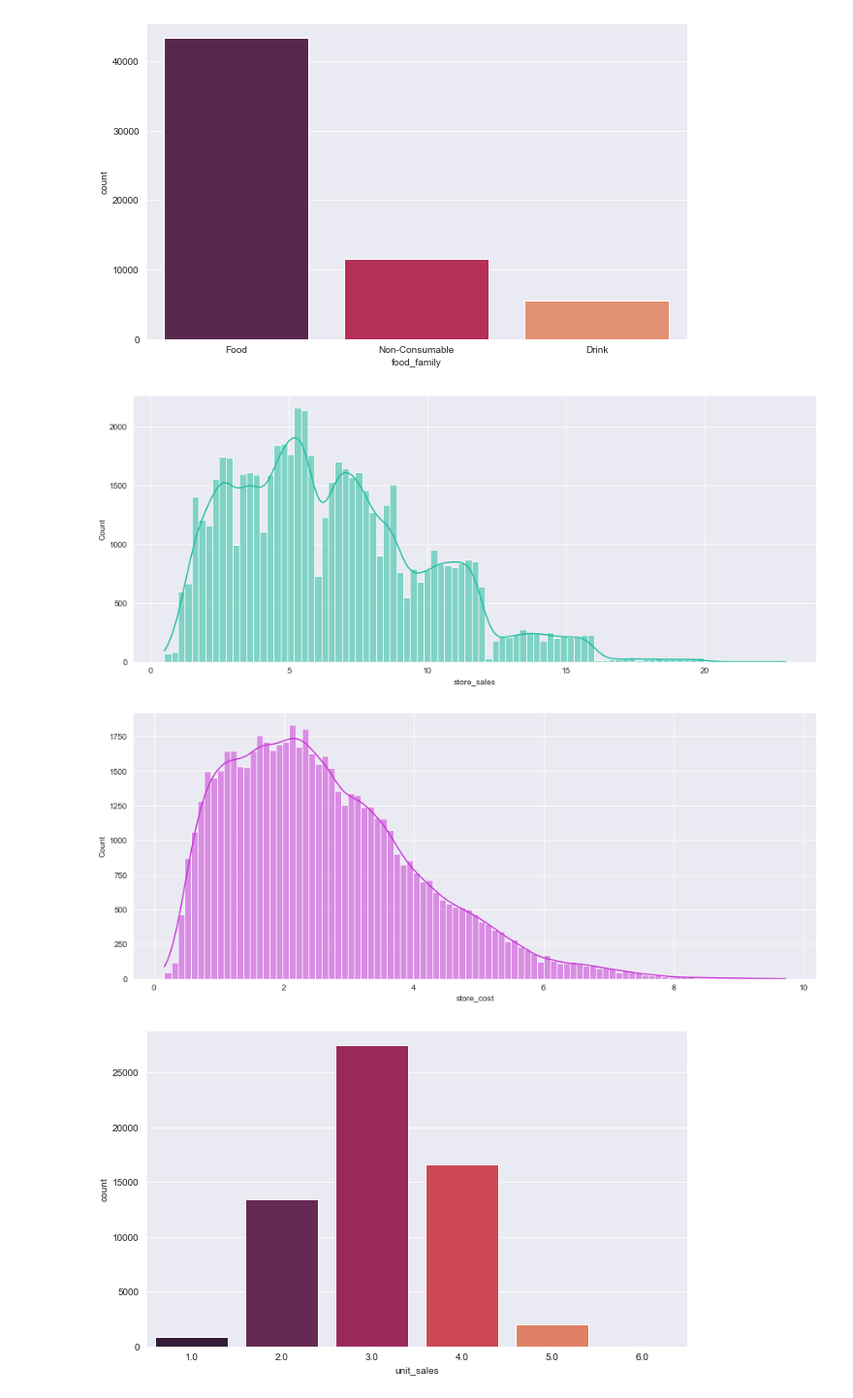
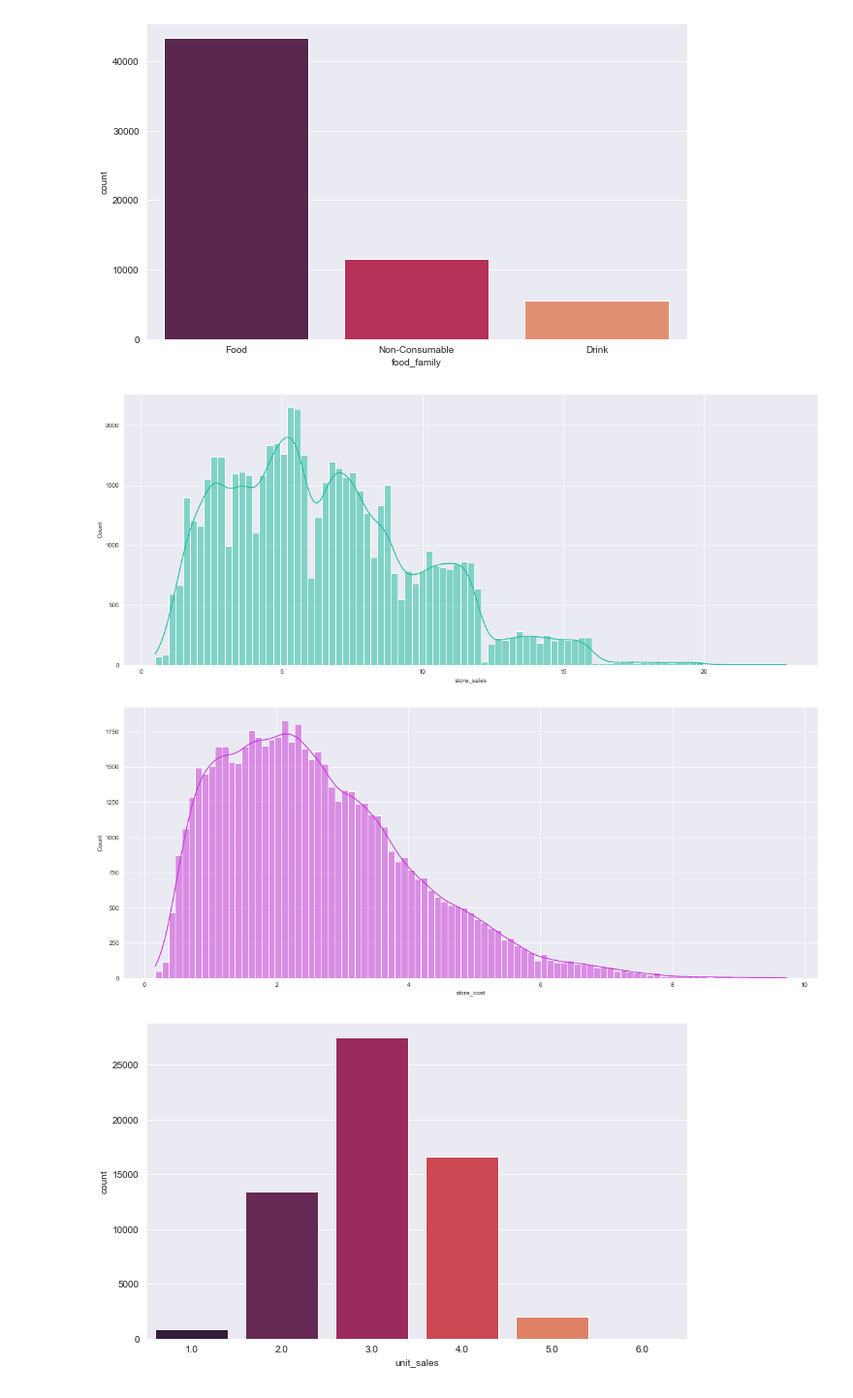
Before and after one commit to francoalarcon00/Customer-Project, a Jupyter notebook: analysis.ipynb, the cells around one changed output. Shown at 97% size. Saved outputs shown, nothing was run; the diff lists cells and outputs as text; code cells hidden in the pictures.

```diff
--- a/analysis.ipynb
+++ b/analysis.ipynb
@@ -59,17 +59,17 @@ fig.show()
 # %% [output]
 [figure]
 # %%
-fig = plt.figure(figsize=(15,6))
+fig = plt.figure(figsize=(20,8))
 sns.histplot(data=data, x='store_sales', kde=True, color='#1ABC9C')
 fig.show()
 # %% [output]
-[figure, old version]
+[figure, new version]
 # %%
-fig = plt.figure(figsize=(15,6))
+fig = plt.figure(figsize=(20,8))
 sns.histplot(data=data, x='store_cost', kde=True, color='#C832D6')
 fig.show()
 # %% [output]
-[figure, old version]
+[figure, new version]
 # %%
 fig = plt.figure(figsize=(10,6))
 sns.countplot(data=data, x='unit_sales', palette='rocket')
```
Also changed, not shown: parts of 4 cells of this notebook.
